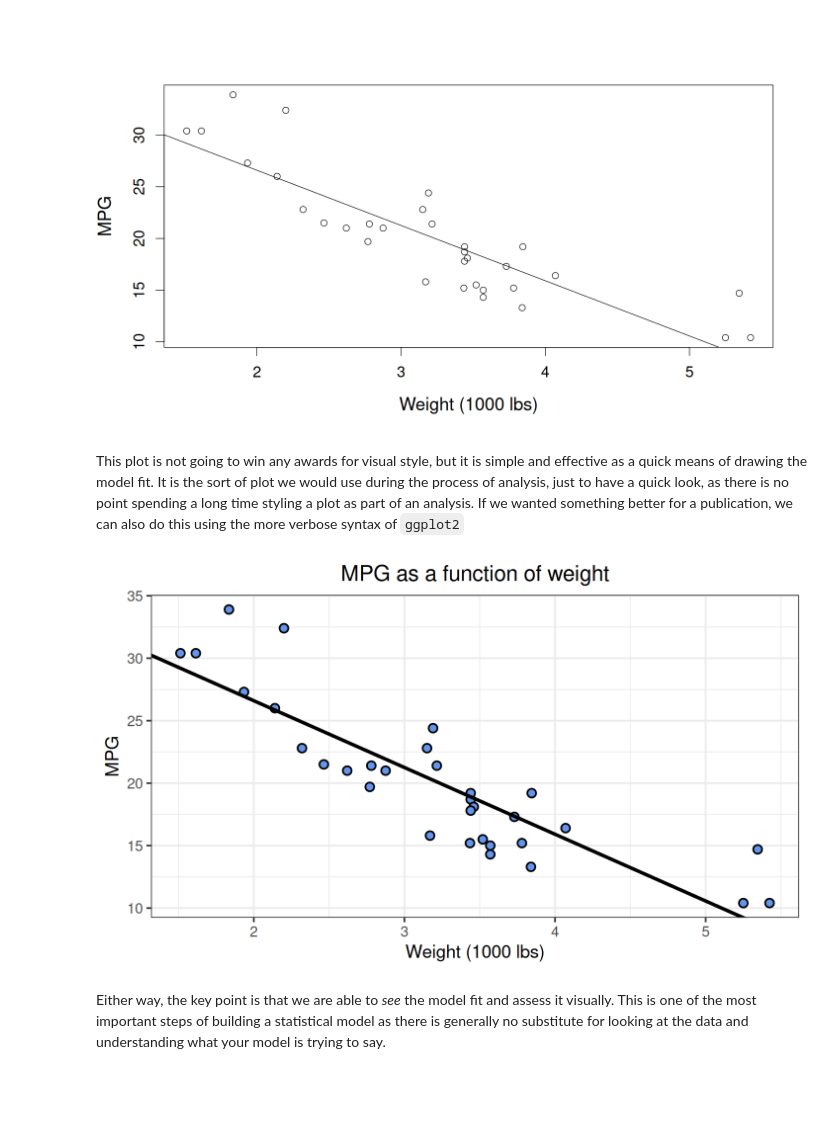
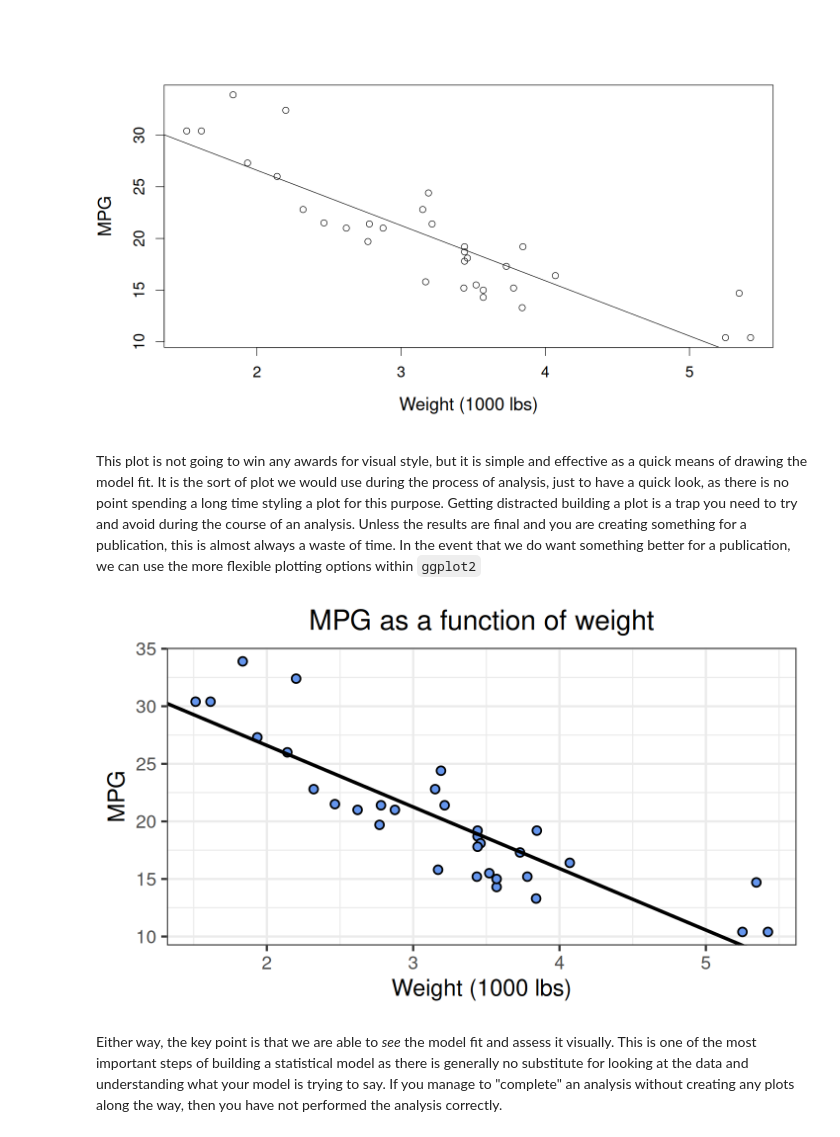
Before and after one commit to PCHN63101-Advanced-Data-Skills/Simple-Multiple-Regression, a Jupyter notebook: _sources/5.estimated-model.ipynb, the cells around one changed output. Saved outputs shown, nothing was run; the diff lists cells and outputs as text; code cells hidden in the pictures; blank space fills up the shorter version.

```diff
--- a/_sources/5.estimated-model.ipynb
+++ b/_sources/5.estimated-model.ipynb
@@ -158,8 +158,8 @@ print(summary(mod.2)$sigma^2)
 # %% [markdown]
 This makes sense because forcing the intercept to have a value of 0 on the $y$ axis forces the regression slope to be *positive*, which we know is not appropriate. We could fix this by modelling the *inverse* of Weight instead
 # %%
-i.wt <- 1/mtcars$wt
-mod.3 <- lm(mpg ~ i.wt -1, data=mtcars)
+inv.wt <- 1/mtcars$wt
+mod.3  <- lm(mpg ~ inv.wt - 1, data=mtcars)
 print(summary(mod.3)$sigma^2)
 # %% [output]
 [1] 9.470305
@@ -194,19 +201,19 @@ abline(reg=mod)
 # %% [output]
 [figure]
 # %% [markdown]
-This plot is not going to win any awards for visual style, but it is simple and effective as a quick means of drawing the model fit. It is the sort of plot we would use during the process of analysis, just to have a quick look, as there is no point spending a long time styling a plot as part of an analysis. If we wanted something better for a publication, we can also do this using the more verbose syntax of `ggplot2`
+This plot is not going to win any awards for visual style, but it is simple and effective as a quick means of drawing the model fit. It is the sort of plot we would use during the process of analysis, just to have a quick look, as there is no point spending a long time styling a plot for this purpose. Getting distracted building a plot is a trap you need to try and avoid during the course of an analysis. Unless the results are final and you are creating something for a publication, this is almost always a waste of time. In the event that we do want something better for a publication, we can use the more flexible plotting options within `ggplot2`
 # %%
 library(ggplot2)
 
 beta <- coef(mod)
 
 ggplot(mtcars, aes(wt, mpg)) +
     geom_point(size=4, fill="cornflowerblue", colour="black", pch=21, stroke=1.5) +
     geom_abline(intercept=beta[1], slope=beta[2], linewidth=2) +
     labs(title="MPG as a function of weight", x="Weight (1000 lbs)", y="MPG") +
-    theme_bw(base_size=22) +
+    theme_bw(base_size=28) +
     theme(plot.title=element_text(hjust = 0.5))
 # %% [output]
-[figure, old version]
+[figure, new version]
 # %% [markdown]
-Either way, the key point is that we are able to *see* the model fit and assess it visually. This is one of the most important steps of building a statistical model as there is generally no substitute for looking at the data and understanding what your model is trying to say.
+Either way, the key point is that we are able to *see* the model fit and assess it visually. This is one of the most important steps of building a statistical model as there is generally no substitute for looking at the data and understanding what your model is trying to say. If you manage to "complete" an analysis without creating any plots along the way, then you have not performed the analysis correctly.
```
Also changed, not shown: parts of 7 cells of this notebook, 5 other files.
